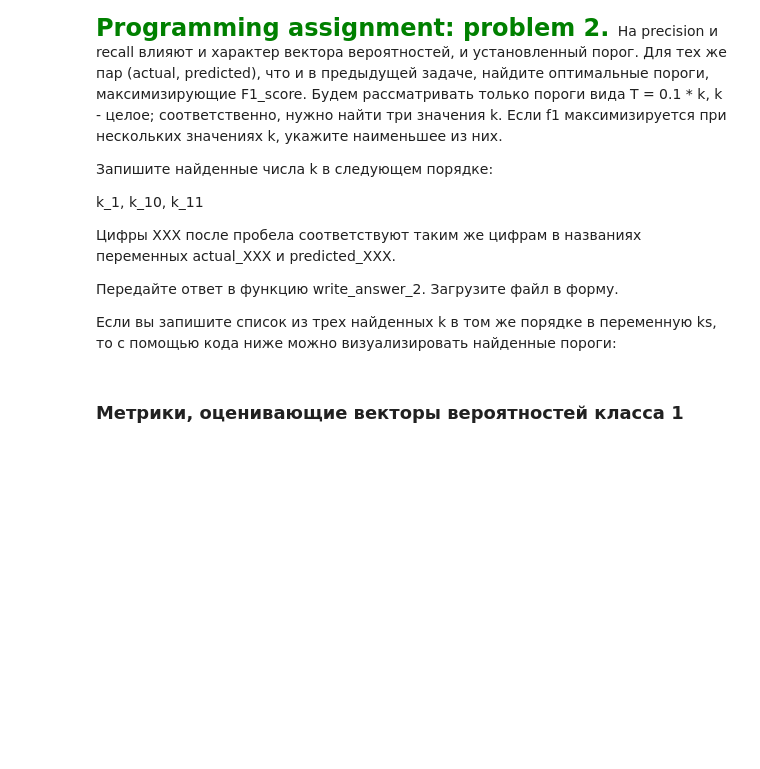
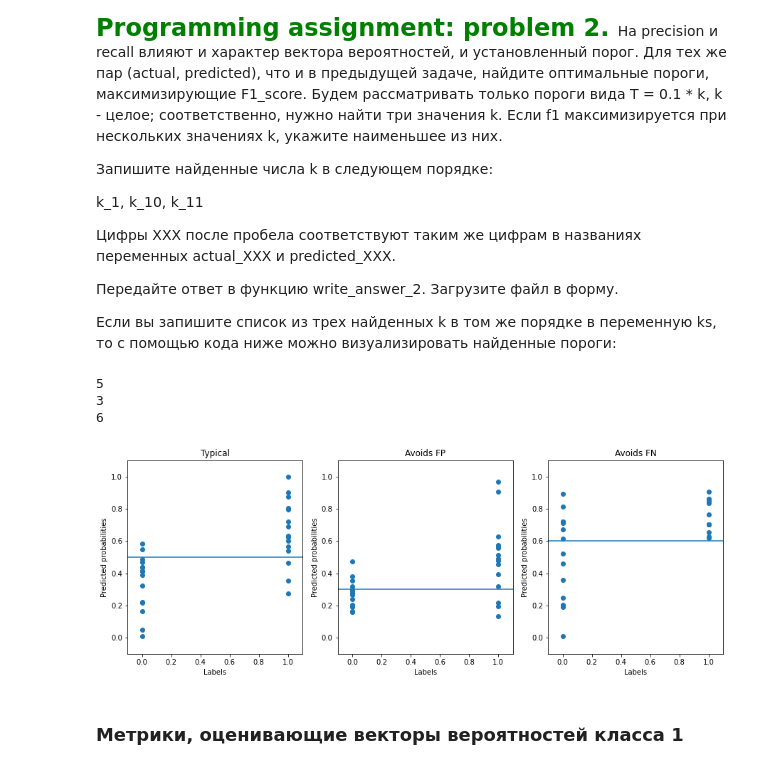
Before and after one commit to locacazador/pythonML, a Jupyter notebook: scikitLearn/MetricsPA_Coursera.ipynb, the cells around one changed output. Cells and saved outputs as stored; diff of their text form; code cells hidden in the pictures; blank space fills up the shorter version.

```diff
--- a/scikitLearn/MetricsPA_Coursera.ipynb
+++ b/scikitLearn/MetricsPA_Coursera.ipynb
@@ -230,3 +251,14 @@ precision_1 recall_1 precision_10 recall_10 precision_11 recall_11
+# %%
+############### Programming assignment: problem 1 ###############
+T = 0.65
+precision = list()
+recall = list()
+for actual, predicted in zip([actual_1, actual_10, actual_11],
+                            [predicted_1 > T, predicted_10 > T, predicted_11 > T]):
+    precision.append(precision_score(actual, predicted) )
+    recall.append(recall_score(actual, predicted))
+write_answer_1(precision[0], recall[0], precision[1],
+              recall[1], precision[2], recall[2])
 # %%
 def write_answer_1(precision_1, recall_1, precision_10, recall_10, precision_11, recall_11):
     answers = [precision_1, recall_1, precision_10, recall_10, precision_11, recall_11]
@@ -270,6 +305,39 @@ k_1, k_10, k_11
+# %%
+############### Programming assignment: problem 2 ###############
+T_init = 0.1
+k_1_dict = dict()
+k_10_dict = dict()
+k_11_dict = dict()
+for k in range(11):
+    iter = 0
+    for actual, predicted in zip([actual_1, actual_10, actual_11],
+                            [predicted_1 > T_init * k, predicted_10 > T_init * k, predicted_11 > T_init * k]):
+        if (iter == 0):
+            k_1_dict[k] = f1_score(actual, predicted)
+        elif (iter == 1):
+            k_10_dict[k] = f1_score(actual, predicted)
+        elif (iter == 2):
+            k_11_dict[k] = f1_score(actual, predicted)
+        iter += 1
+#print(k_1_dict, end='\n')
+#print(k_10_dict, end='\n')
+#print(k_11_dict, end='\n')
+k_1 = max(k_1_dict, key = k_1_dict.get)
+print(k_1)
+k_10 = max(k_10_dict, key = k_10_dict.get)
+print(k_10)
+k_11 = max(k_11_dict, key = k_11_dict.get)
+print(k_11)
+# %% [output]
+5
+3
+6
 # %%
+ks = [k_1, k_10, k_11]
 many_scatters([actual_1, actual_10, actual_11], [predicted_1, predicted_10, predicted_11],
               np.array(ks)*0.1, ["Typical", "Avoids FP", "Avoids FN"], (1, 3))
+# %% [output]
+[figure, added]
 # %%
 def write_answer_2(k_1, k_10, k_11):
     answers = [k_1, k_10, k_11]
```
Also changed, not shown: parts of 19 cells of this notebook, 6 other files.
